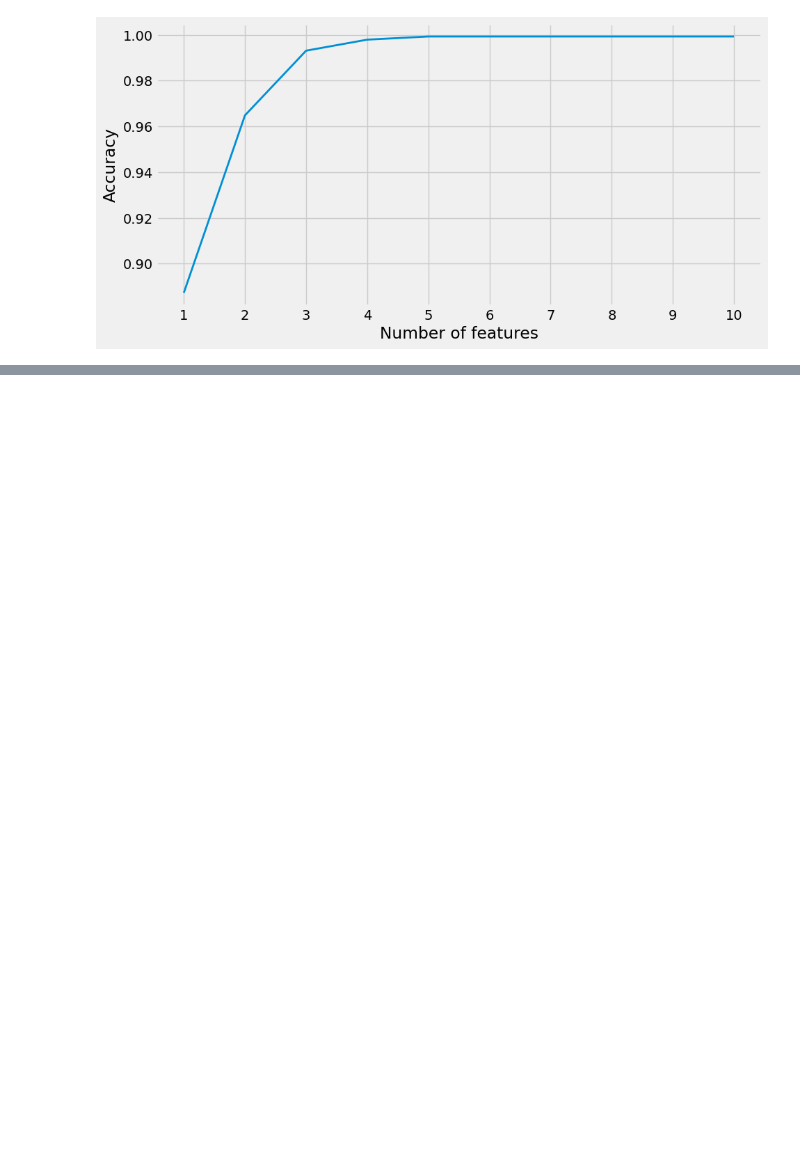
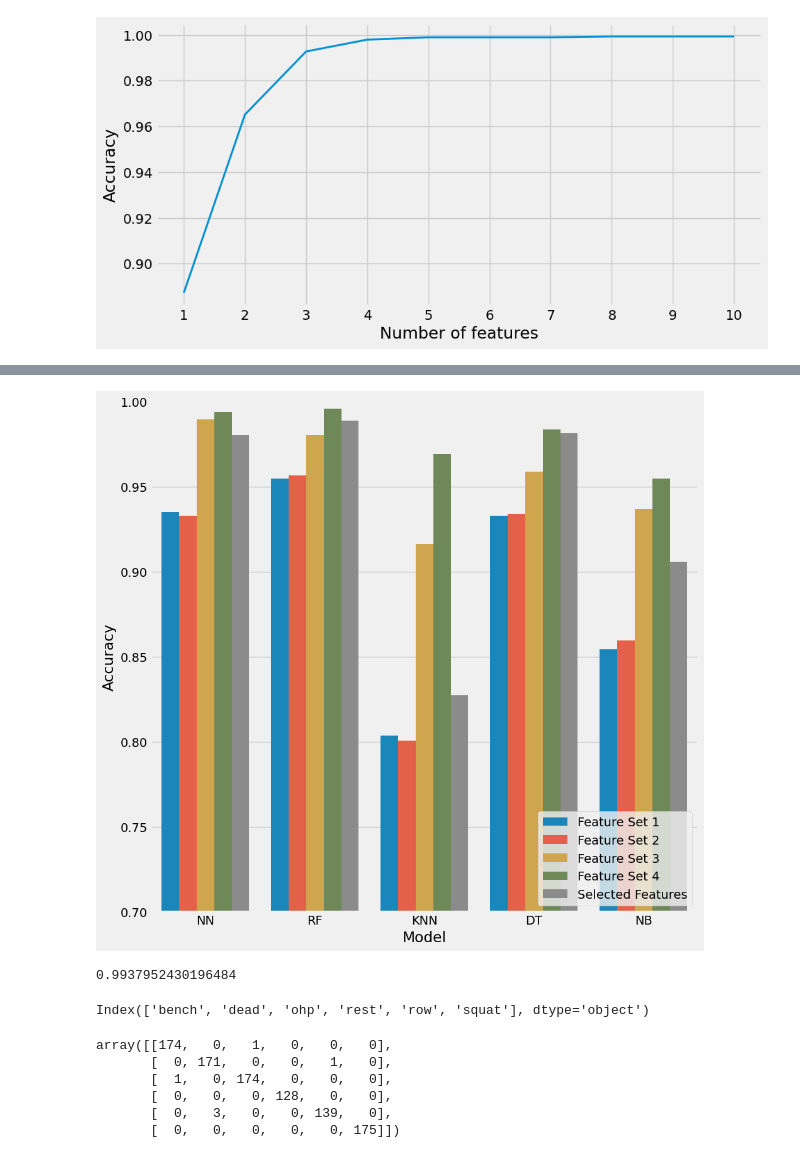
Before and after one commit to richikraj30/Fitness-tracker-ML, a Jupyter notebook: notebooks/model_training.ipynb, the cells around one changed output, grey strips where cells are left out. Saved outputs shown, nothing was run; the diff lists cells and outputs as text; code cells hidden in the pictures; blank space fills up the shorter version.

Commit message:
Predective Modelling

```diff
--- a/notebooks/model_training.ipynb
+++ b/notebooks/model_training.ipynb
@@ -381,0 +396,10 @@ score_df
+# %%
+plt.figure(figsize=(10, 10))
+sns.barplot(x="model", y="accuracy", hue = "feature_set", data = score_df)
+plt.xlabel("Model")
+plt.ylabel("Accuracy")
+plt.ylim(0.7, 1)
+plt.legend(loc="lower right")
+plt.show()
+# %% [output]
+[figure, added]
@@ -381,0 +411,22 @@ score_df
+# %%
+accuracy = accuracy_score(y_test, class_test_y)
+accuracy
+# %% [output]
+0.9937952430196484
+# %%
+classes = class_test_prob_y.columns
+classes
+# %% [output]
+Index(['bench', 'dead', 'ohp', 'rest', 'row', 'squat'], dtype='object')
+# %%
+# Confusion matrix
+
+cm = confusion_matrix(y_test, class_test_y, labels = classes)
+cm
+# %% [output]
+array([[174,   0,   1,   0,   0,   0],
+       [  0, 171,   0,   0,   1,   0],
+       [  1,   0, 174,   0,   0,   0],
+       [  0,   0,   0, 128,   0,   0],
+       [  0,   3,   0,   0, 139,   0],
+       [  0,   0,   0,   0,   0, 175]])
```
Also changed, not shown: parts of 23 cells of this notebook.
